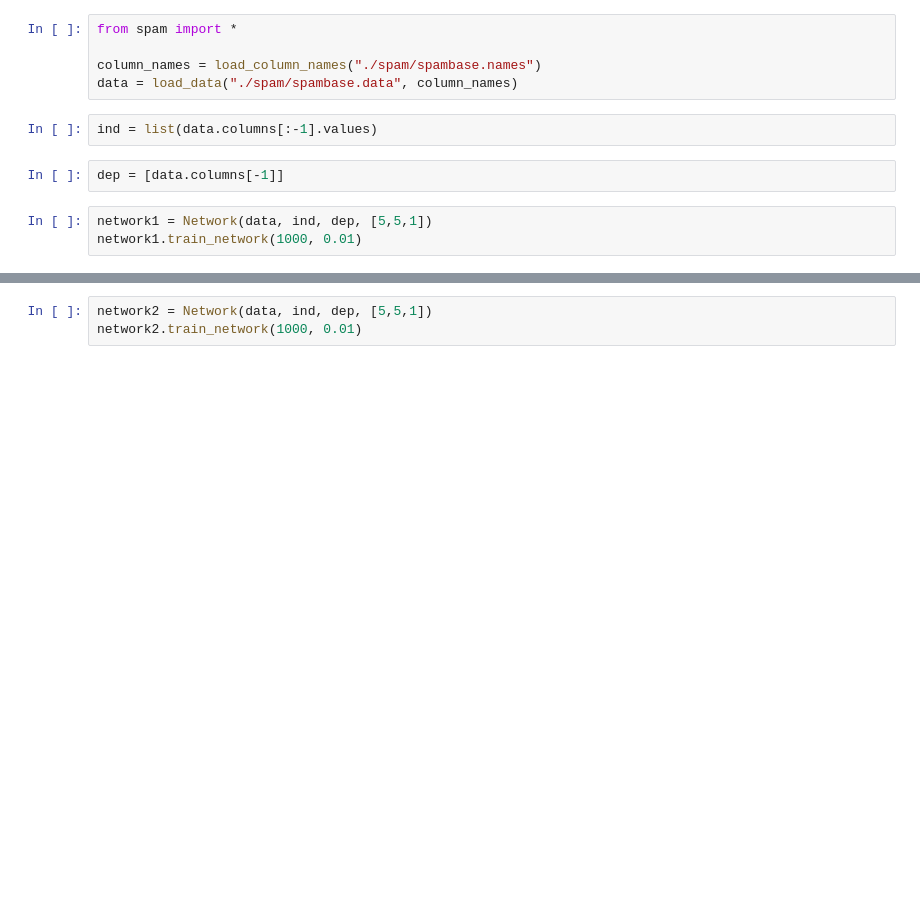
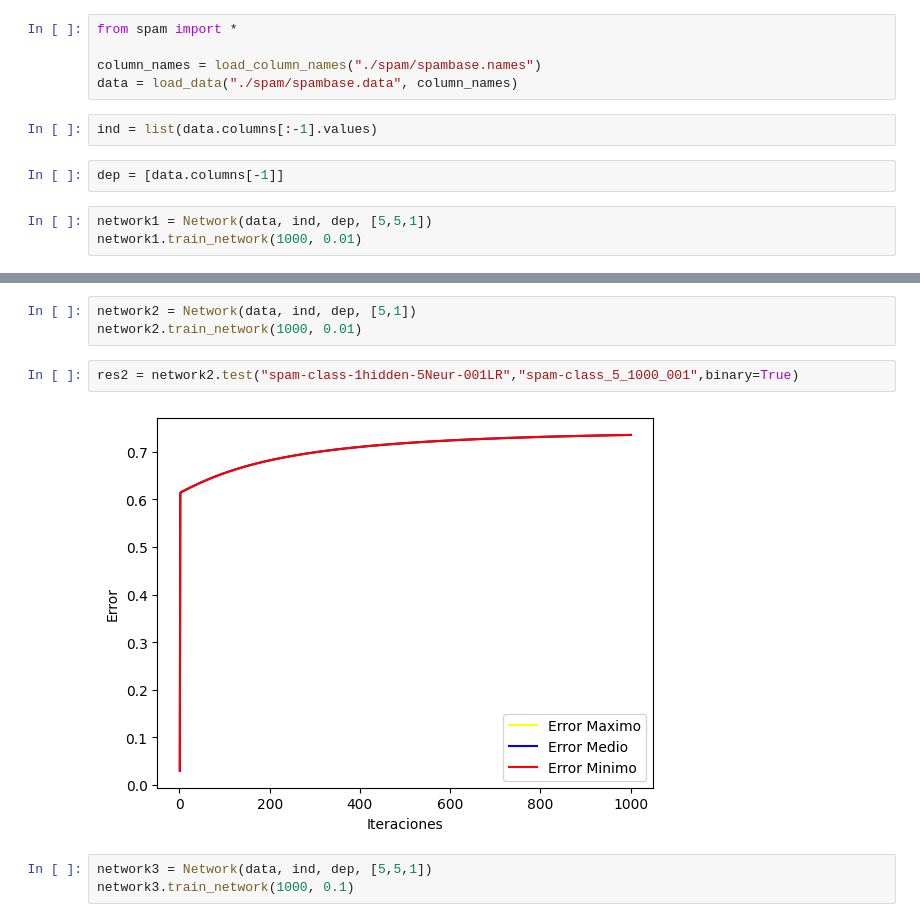
Before and after one commit to Gchaurio/CI5438-Proyecto2, a Jupyter notebook: spam.ipynb, the cells around one changed output, grey strips where cells are left out. Cells and saved outputs as stored; diff of their text form; blank space fills up the shorter version.

```diff
--- a/spam.ipynb
+++ b/spam.ipynb
@@ -17,3 +17,10 @@ res = network1.test("any","any",binary=True)
 # %%
-network2 = Network(data, ind, dep, [5,5,1])
+network2 = Network(data, ind, dep, [5,1])
 network2.train_network(1000, 0.01)
+# %%
+res2 = network2.test("spam-class-1hidden-5Neur-001LR","spam-class_5_1000_001",binary=True)
+# %% [output]
+[figure, added]
+# %%
+network3 = Network(data, ind, dep, [5,5,1])
+network3.train_network(1000, 0.1)
```
Also changed, not shown: parts of 9 cells of this notebook, 11 other files.
